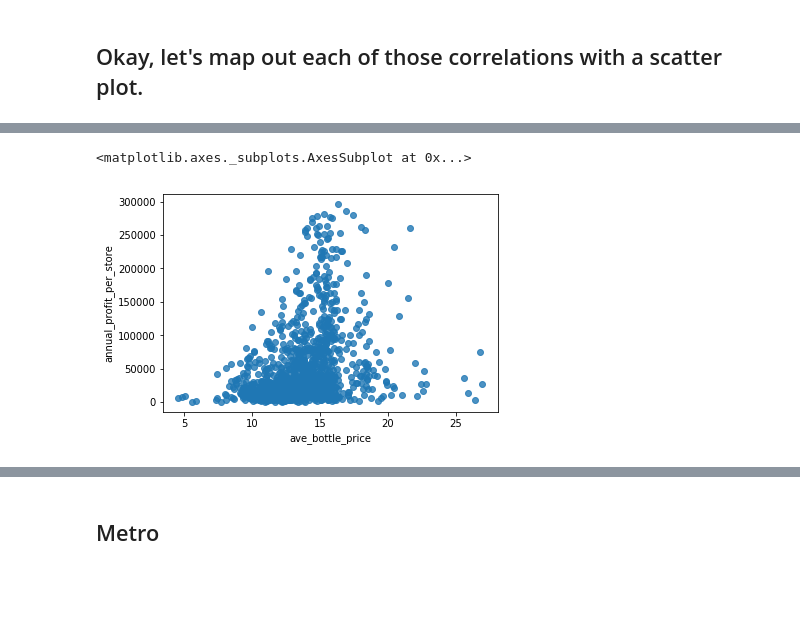
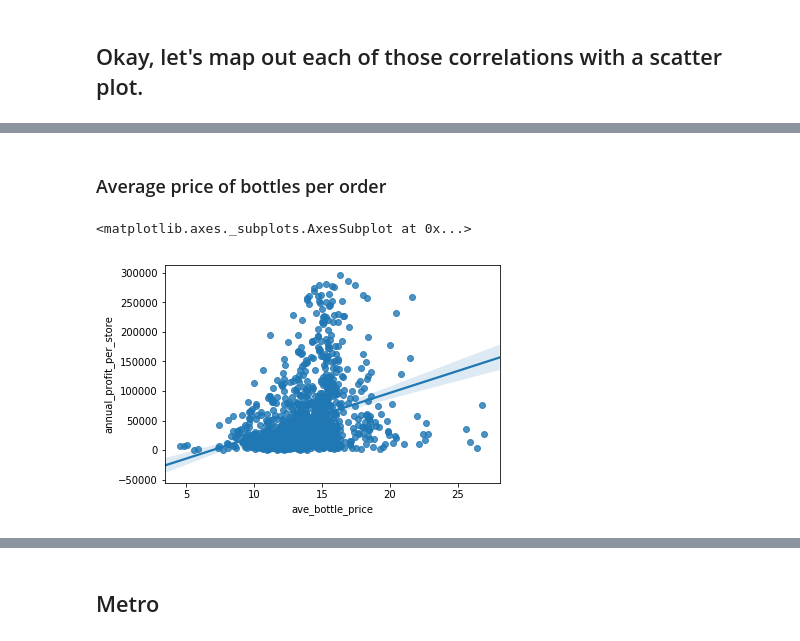
Before and after one commit to austinlasseter/Iowa_Liquor, a Jupyter notebook: code/3 - Exploratory Data Analysis.ipynb, the cells around one changed output, grey strips where cells are left out. Drawn from its saved outputs; the diff is of its cells as text; code cells hidden in the pictures; blank space fills up the shorter version.

```diff
--- a/code/3 - Exploratory Data Analysis.ipynb
+++ b/code/3 - Exploratory Data Analysis.ipynb
@@ -121,0 +125,5 @@ sns.regplot(x=stores['ave_number_bottles'], y=stores['annual_profit_per_store'],
+# %%
+# Maybe binning it will draw out some patterns:
+bins = [0, 10, 20, 30, 40, 50]
+stores2=stores
+stores2['bottles_bins'] = pd.cut(stores2['ave_number_bottles'], bins)
@@ -122,6 +139,8 @@ sns.regplot(x=stores['ave_number_bottles'], y=stores['annual_profit_per_store'],
+# %% [markdown]
+### Average price of bottles per order
 # %%
 # Stores that mostly sell super-high-priced bottles don't have a high annual profit.
-sns.regplot(x=stores['ave_bottle_price'], y=stores['annual_profit_per_store'], fit_reg=False)
+sns.regplot(x=stores2['ave_bottle_price'], y=stores['annual_profit_per_store'], fit_reg=True)
 # %% [output]
 <matplotlib.axes._subplots.AxesSubplot at 0x...>
-[figure, old version]
+[figure, new version]
```
Also changed, not shown: parts of 10 cells of this notebook, 3 other files.
